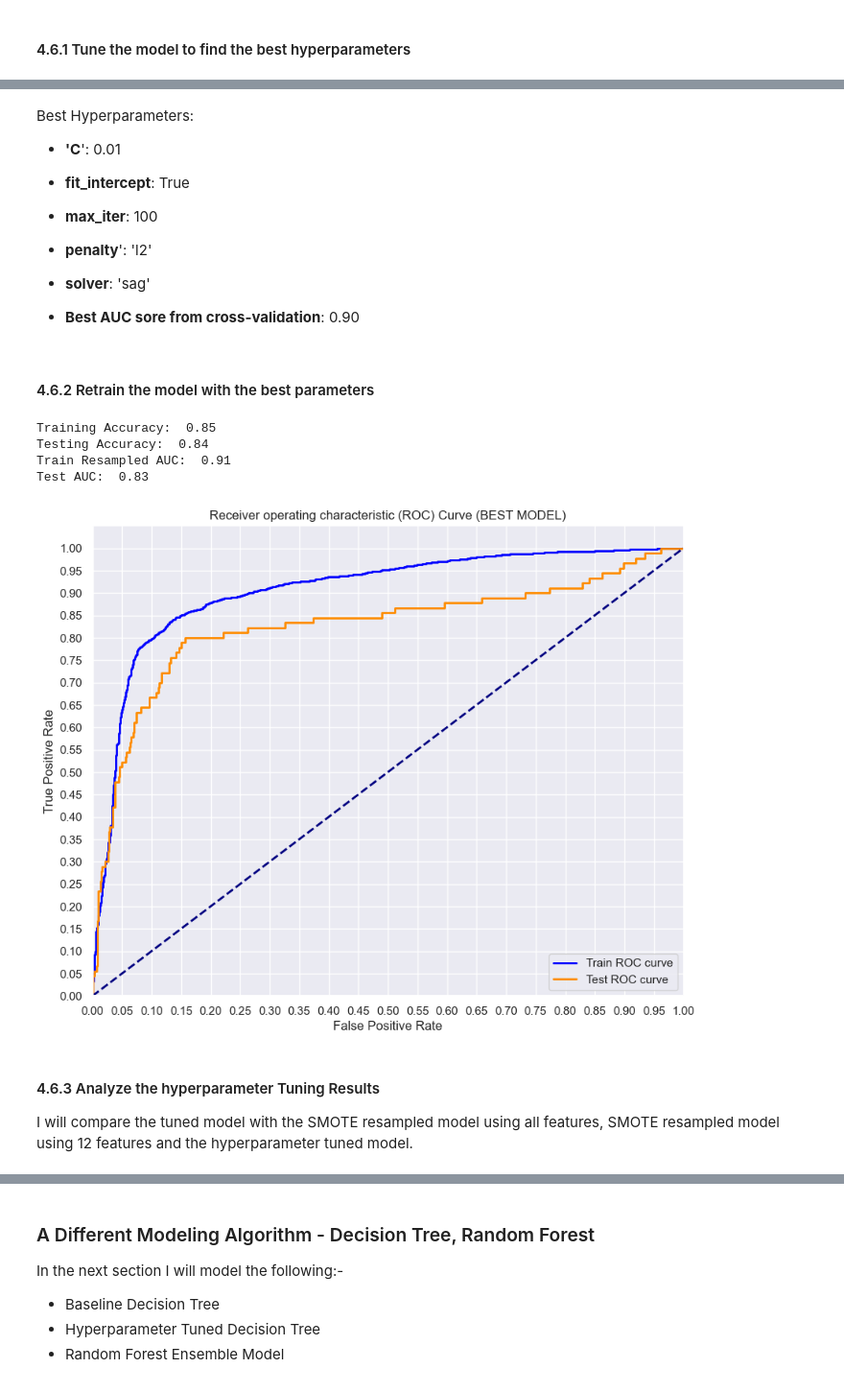
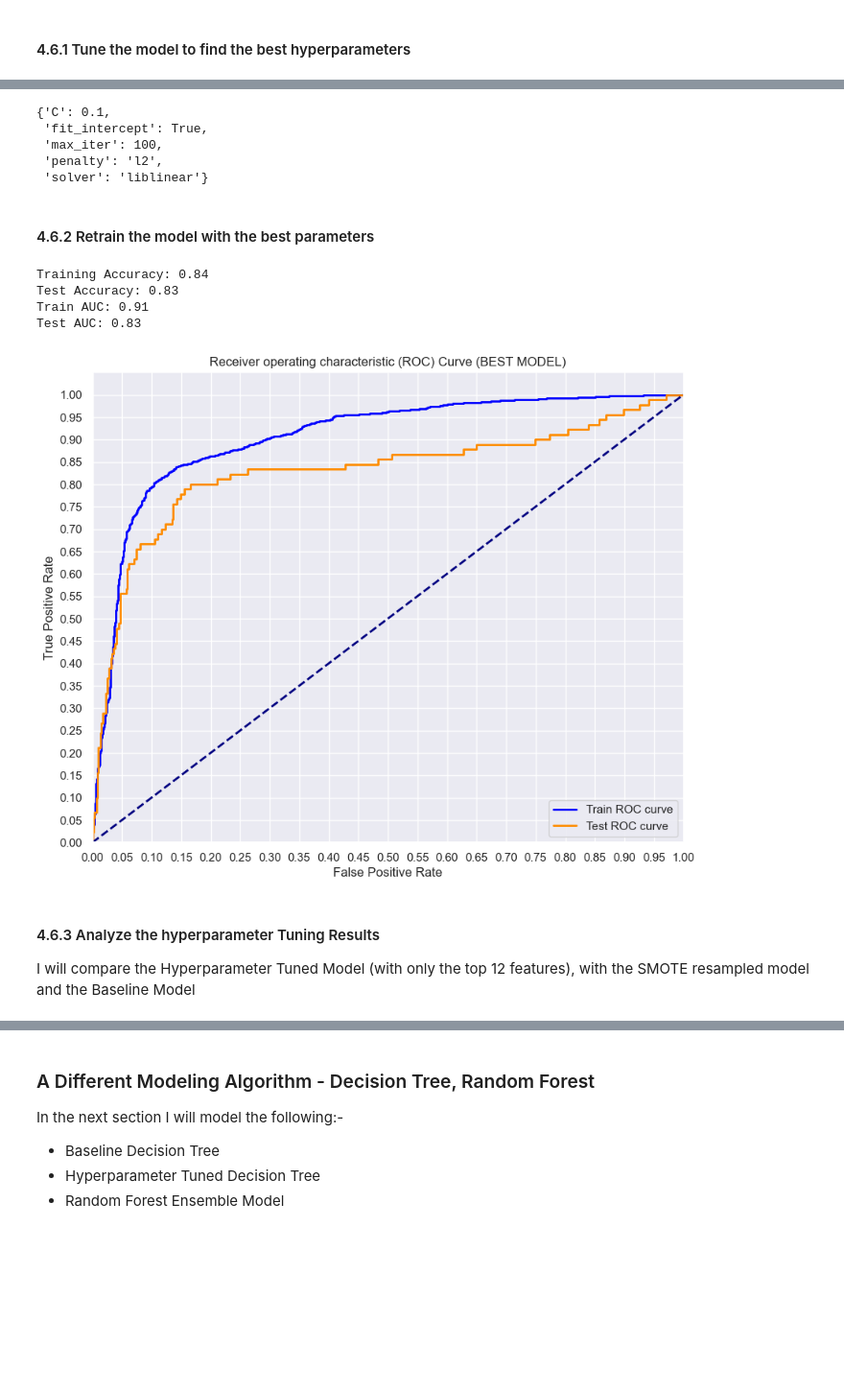
Before and after one commit to WambuiMunene/Phase-3-Project, a Jupyter notebook: index.ipynb, the cells around one changed output, grey strips where cells are left out. Shown at 96% size. Drawn from its saved outputs; the diff is of its cells as text; code cells hidden in the pictures; blank space fills up the shorter version.

```diff
--- a/index.ipynb
+++ b/index.ipynb
@@ -1168,15 +1183,14 @@ Grid Search Results for Accuracy and AUC:
 
 [250 rows x 2 columns]
-# %% [markdown]
-Best Hyperparameters:
-
-+ **'C**': 0.01
-+ **fit_intercept**: True
-+ **max_iter**: 100
-+ **penalty**': 'l2'
-+ **solver**: 'sag'
-
- + **Best AUC sore from cross-validation**: 0.90
+# %%
+# Best Hyperparameters
+best_params
+# %% [output]
+{'C': 0.1,
+ 'fit_intercept': True,
+ 'max_iter': 100,
+ 'penalty': 'l2',
+ 'solver': 'liblinear'}
 # %% [markdown]
 #### 4.6.2 Retrain the model with the best parameters
 # %%
@@ -1189,47 +1203,51 @@ y_hat_train = best_model.predict(X_train_resampled)
 y_hat_test = best_model.predict(X_test)
 
 # Get Accuracy Score
-print('Training Accuracy: ', round(accuracy_score(y_train_resampled, y_hat_train), 2))
-print('Testing Accuracy: ', round(accuracy_score(y_test, y_hat_test), 2))
+tuned_train_accuracy = round(accuracy_score(y_train_resampled, y_hat_train), 2)
+tuned_test_accuracy = round(accuracy_score(y_test, y_hat_test), 2)
+print(f"Training Accuracy: {tuned_train_accuracy}")
+print(f"Test Accuracy: {tuned_test_accuracy}")
 
 # Calculate the probability scores of each point for the train and test sets
 y_train_score = best_model.decision_function(X_train_resampled)
 y_test_score = best_model.decision_function(X_test)
 
 # Calculate the fpr, tpr and thresholds for the train and test sets
 train_fpr, train_tpr, train_thresholds = roc_curve(y_train_resampled, y_train_score)
 test_fpr, test_tpr, test_thresholds = roc_curve(y_test, y_test_score)
 
 # Print the AUC for the train and test sets
-print('Train Resampled AUC: ', round(auc(train_fpr, train_tpr), 2))
-print('Test AUC: ', round(auc(test_fpr, test_tpr), 2))
+tuned_train_AUC = round(auc(train_fpr, train_tpr), 2)
+tuned_test_AUC = round(auc(test_fpr, test_tpr), 2)
+print(f"Train AUC: {tuned_train_AUC}")
+print(f"Test AUC: {tuned_test_AUC}")
 
 # Plot the ROC curve
 plt.figure(figsize=(10, 8))
 lw = 2
 
 plt.plot(train_fpr, train_tpr, color='blue', lw=lw, label='Train ROC curve')
 plt.plot(test_fpr, test_tpr, color='darkorange', lw=lw, label='Test ROC curve')
 
 plt.plot([0, 1], [0, 1], color='navy', lw=lw, linestyle='--')
 plt.xlim([0.0, 1.0])
 plt.ylim([0.0, 1.05])
 plt.yticks([i/20.0 for i in range(21)])
 plt.xticks([i/20.0 for i in range(21)])
 plt.xlabel('False Positive Rate')
 plt.ylabel('True Positive Rate')
 plt.title('Receiver operating characteristic (ROC) Curve (BEST MODEL)')
 plt.legend(loc='lower right')
 plt.show()
 # %% [output]
-Training Accuracy:  0.85
-Testing Accuracy:  0.84
-Train Resampled AUC:  0.91
-Test AUC:  0.83
+Training Accuracy: 0.84
+Test Accuracy: 0.83
+Train AUC: 0.91
+Test AUC: 0.83
-[figure, old version]
+[figure, new version]
 # %% [markdown]
 #### 4.6.3 Analyze the hyperparameter Tuning Results
 
-I will compare the tuned model with the SMOTE resampled model using all features, SMOTE resampled model using 12 features and the hyperparameter tuned model.
+I will compare the Hyperparameter Tuned Model (with only the top 12 features), with the SMOTE resampled model and the Baseline Model
 # %%
 # Data for the models
```
Also changed, not shown: parts of 31 cells of this notebook, 1 other file.
